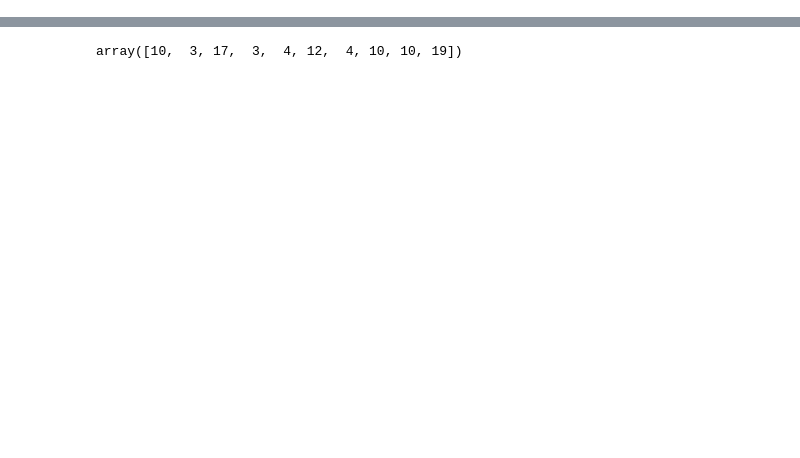
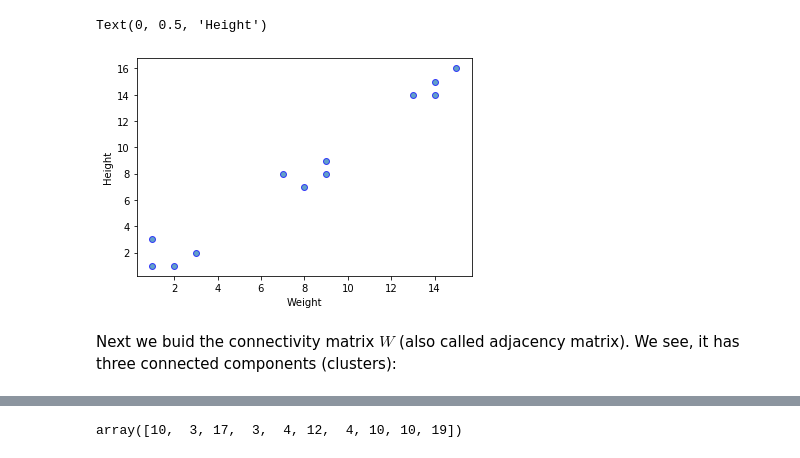
Before and after one commit to nitram-bot/fhnw_lecture, a Jupyter notebook: notebooks/01_Text_Clustering.ipynb, the cells around one changed output, grey strips where cells are left out. Drawn from its saved outputs; the diff is of its cells as text; code cells hidden in the pictures; blank space fills up the shorter version.

Commit message:
spectral is working like a charm, added explanations for lecture

```diff
--- a/notebooks/01_Text_Clustering.ipynb
+++ b/notebooks/01_Text_Clustering.ipynb
@@ -0,0 +20,17 @@
+# %%
+# this simple example is taken from https://towardsdatascience.com/unsupervised-machine-learning-spectral-clustering-algorithm-implemented-from-scratch-in-python-205c87271045
+import matplotlib.pyplot as plt
+X = np.array([
+    [1, 3], [2, 1], [1, 1],
+    [3, 2], [7, 8], [9, 8],
+    [9, 9], [8, 7], [13, 14],
+    [14, 14], [15, 16], [14, 15]
+])
+plt.scatter(X[:,0], X[:,1], alpha=0.7, edgecolors='b')
+plt.xlabel('Weight')
+plt.ylabel('Height')
+# %% [output]
+Text(0, 0.5, 'Height')
+[figure, added]
+# %% [markdown]
+Next we buid the connectivity matrix $W$ (also called adjacency matrix). We see, it has three connected components (clusters):
```
Also changed, not shown: parts of 25 cells of this notebook, 4 other files.
